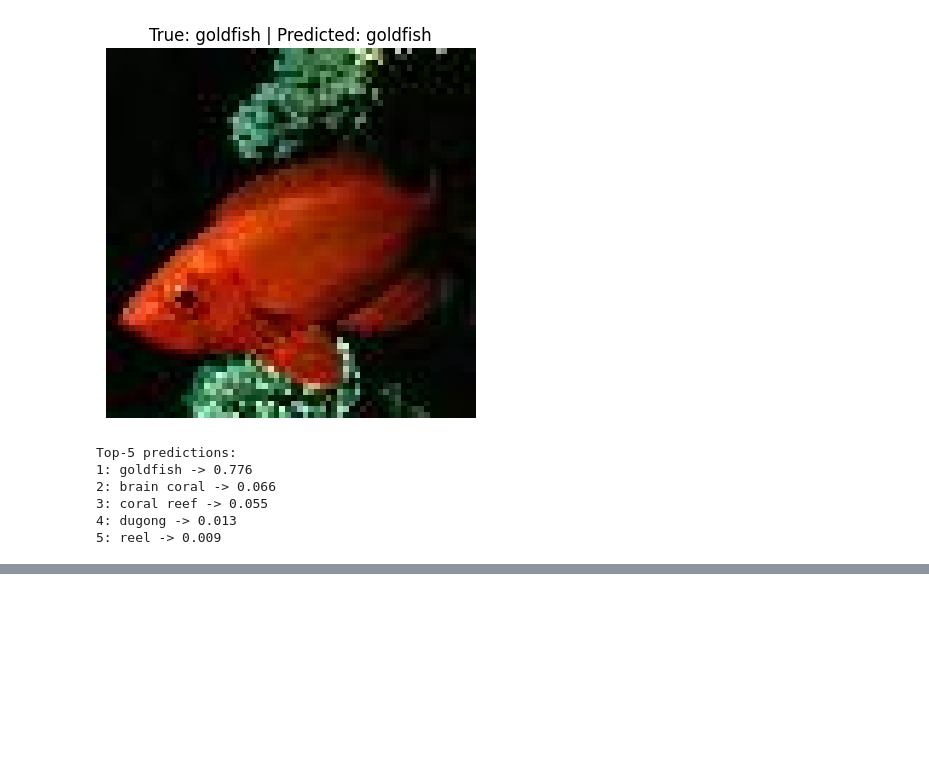
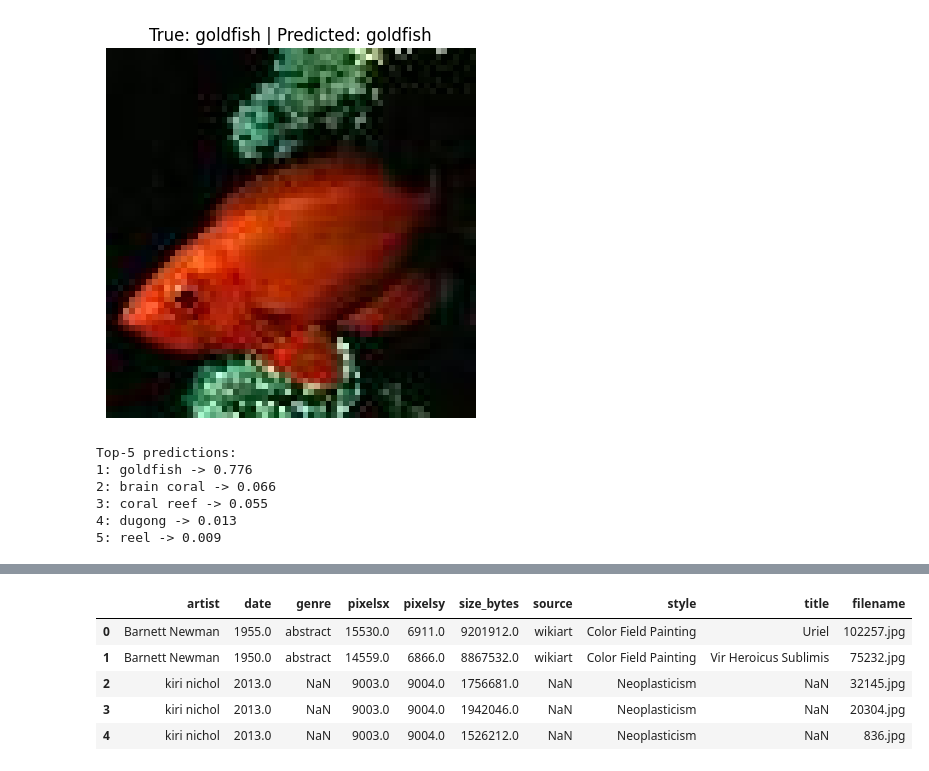
Before and after one commit to fbizza/deep-learning-applications, a Jupyter notebook: lab_3/lab_3.ipynb, the cells around one changed output, grey strips where cells are left out. Drawn from its saved outputs; the diff is of its cells as text; code cells hidden in the pictures; blank space fills up the shorter version.

```diff
--- a/lab_3/lab_3.ipynb
+++ b/lab_3/lab_3.ipynb
@@ -522,0 +707,10 @@ Min logit value: 14.73710823059082
+# %%
+art = pd.read_csv('art_dataset/imagesinfo.csv')
+art.head()
+# %% [output]
+|  | artist | date | genre | pixelsx | pixelsy | size_bytes | source | style | title | filename |
+| 0 | Barnett Newman | 1955.0 | abstract | 15530.0 | 6911.0 | 9201912.0 | wikiart | Color Field Painting | Uriel | 102257.jpg |
+| 1 | Barnett Newman | 1950.0 | abstract | 14559.0 | 6866.0 | 8867532.0 | wikiart | Color Field Painting | Vir Heroicus Sublimis | 75232.jpg |
+| 2 | kiri nichol | 2013.0 | NaN | 9003.0 | 9004.0 | 1756681.0 | NaN | Neoplasticism | NaN | 32145.jpg |
+| 3 | kiri nichol | 2013.0 | NaN | 9003.0 | 9004.0 | 1942046.0 | NaN | Neoplasticism | NaN | 20304.jpg |
+| 4 | kiri nichol | 2013.0 | NaN | 9003.0 | 9004.0 | 1526212.0 | NaN | Neoplasticism | NaN | 836.jpg |
```
Also changed, not shown: parts of 18 cells of this notebook.
